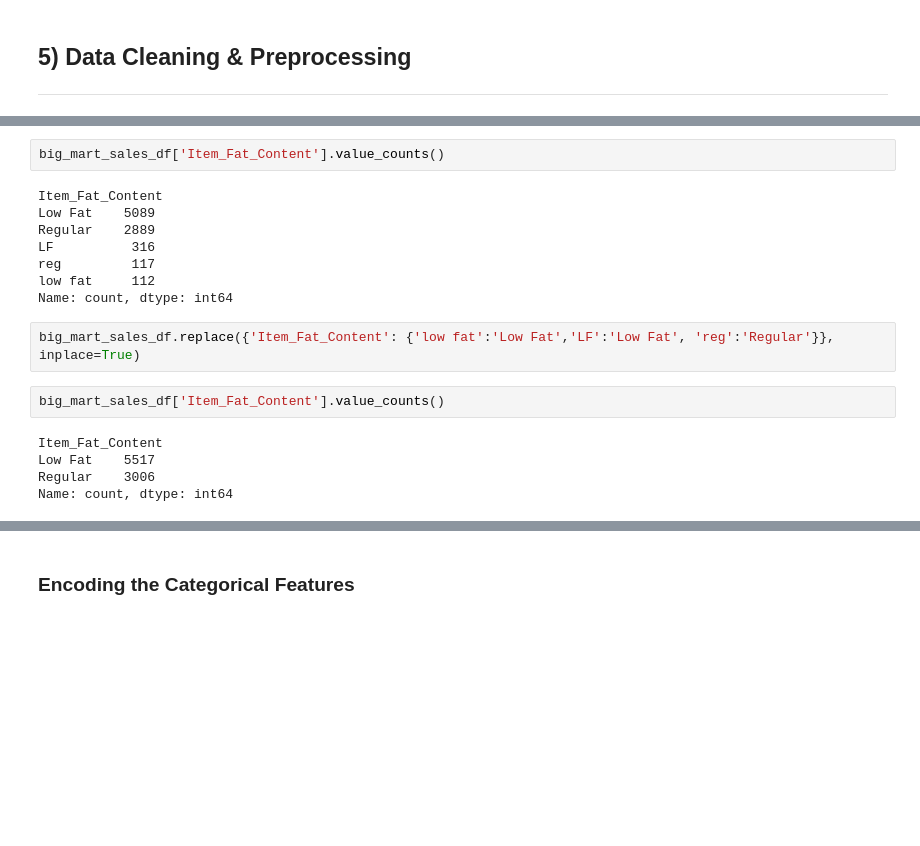
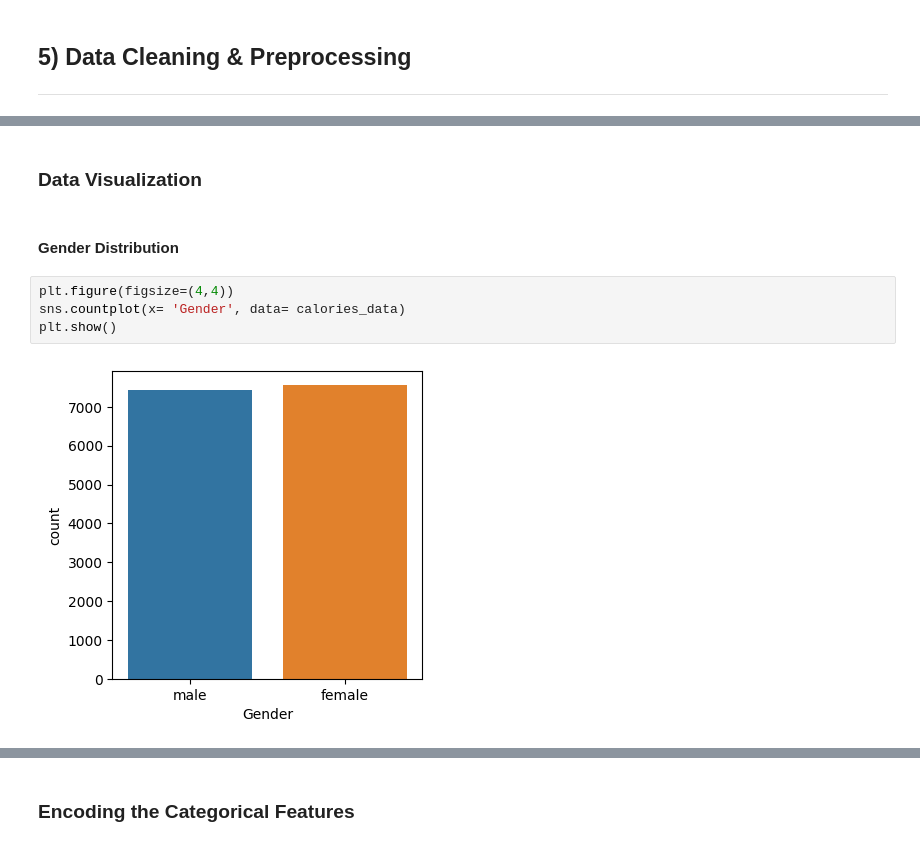
Before and after one commit to manishkr1754/30_Days_30_ML_Projects_Challenge, a Jupyter notebook: Day16_Project16_Calories Burnt Predection.ipynb, the cells around one changed output, grey strips where cells are left out. Drawn from its saved outputs; the diff is of its cells as text; blank space fills up the shorter version.

```diff
--- a/Day16_Project16_Calories Burnt Predection.ipynb
+++ b/Day16_Project16_Calories Burnt Predection.ipynb
@@ -308,19 +181,10 @@ big_mart_sales_df
-# %%
-big_mart_sales_df['Item_Fat_Content'].value_counts()
-# %% [output]
-Item_Fat_Content
-Low Fat    5089
-Regular    2889
-LF          316
-reg         117
-low fat     112
-Name: count, dtype: int64
-# %%
-big_mart_sales_df.replace({'Item_Fat_Content': {'low fat':'Low Fat','LF':'Low Fat', 'reg':'Regular'}}, inplace=True)
-# %%
-big_mart_sales_df['Item_Fat_Content'].value_counts()
-# %% [output]
-Item_Fat_Content
-Low Fat    5517
-Regular    3006
-Name: count, dtype: int64
+# %% [markdown]
+### Data Visualization
+# %% [markdown]
+#### Gender Distribution
+# %%
+plt.figure(figsize=(4,4))
+sns.countplot(x= 'Gender', data= calories_data)
+plt.show()
+# %% [output]
+[figure, added]
```
Also changed, not shown: parts of 50 cells of this notebook.
